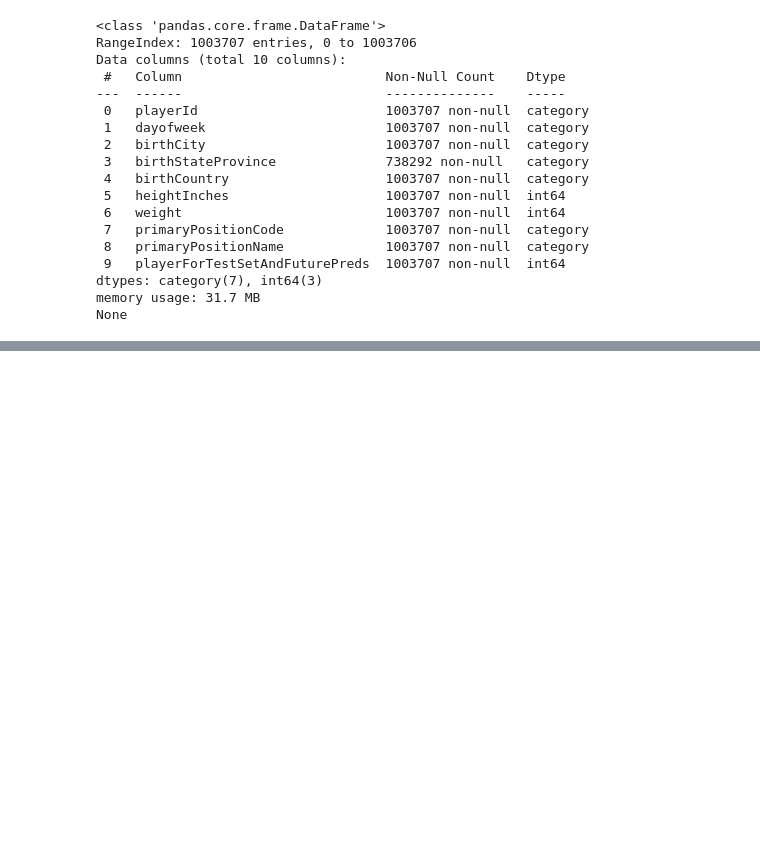
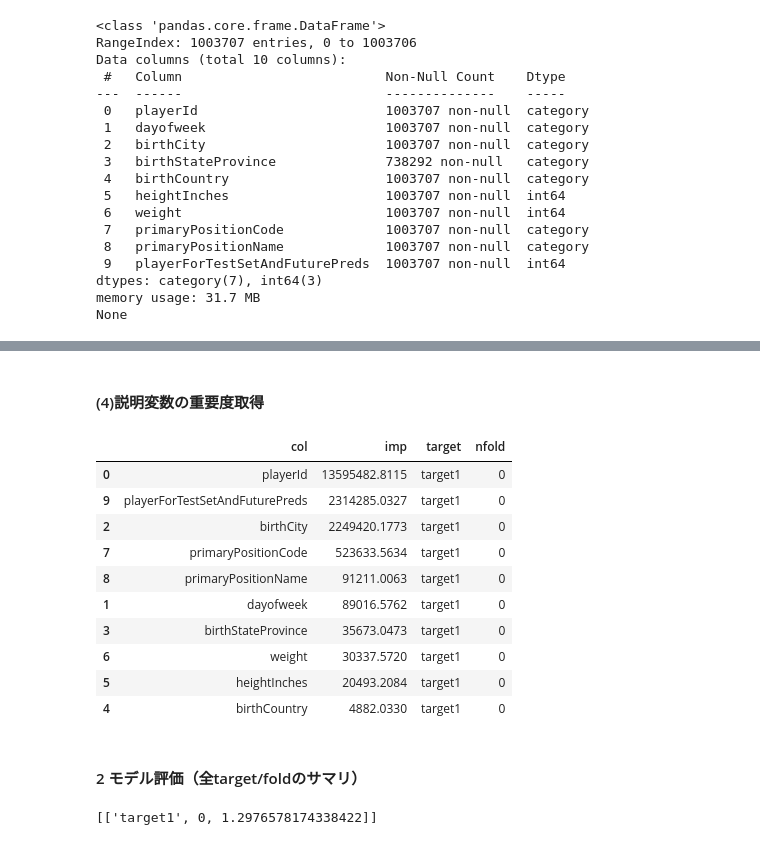
Before and after one commit to ginmaruGH/kaggle_ml_ric, a Jupyter notebook: ch08.ipynb, the cells around one changed output, grey strips where cells are left out. Drawn from its saved outputs; the diff is of its cells as text; code cells hidden in the pictures; blank space fills up the shorter version.

```diff
--- a/ch08.ipynb
+++ b/ch08.ipynb
@@ -242,0 +282,12 @@ None
+# %%
+# 学習データと検証データの index リストを作成
+cv = list()
+for month_tr, month_va in list_cv_month:
+    cv.append(
+        [
+            id_train.index[id_train["yearmonth"].isin(month_tr)],
+            id_train.index[id_train["yearmonth"].isin(month_va) & (id_train["playerForTestSetAndFuturePreds"] == 1)],
+        ]
+    )
+# fold0のindexのリスト
+cv[0]
@@ -242,0 +336,15 @@ None
+# %%
+# (1)学習データと検証データに分離
+
+# 目的変数は「target1」で，foldは「fold0」の場合とする
+target = "target1"
+nfold = 0
+
+# trainとvalidのindex取得
+idx_tr, idx_va = cv[nfold][0], cv[nfold][1]
+
+# trainデータとvalidデータに分離
+x_tr, y_tr, id_tr = x_train.loc[idx_tr, :], y_train.loc[idx_tr, target], id_train.loc[idx_tr, :]
+x_va, y_va, id_va = x_train.loc[idx_va, :], y_train.loc[idx_va, target], id_train.loc[idx_va, :]
+print(x_tr.shape, y_tr.shape, id_tr.shape)
+print(x_va.shape, y_va.shape, id_va.shape)
@@ -244,0 +442,36 @@ None
+# %% [markdown]
+#### (4)説明変数の重要度取得
+# %%
+# (4)説明変数の重要度取得
+# 重要度の取得
+tmp_imp = pd.DataFrame({
+    "col": x_tr.columns,
+    "imp": model.feature_importances_,
+    "target": "target1",
+    "nfold": nfold
+})
+# 確認（重要度の上位10個）
+display(tmp_imp.sort_values("imp", ascending=False))
+
+# 全target/foldの重要度を格納するデータフレームの作成
+df_imp = pd.DataFrame()
+# imp_foldをdf_impに結合
+df_imp = pd.concat([df_imp, tmp_imp], axis=0, ignore_index=True)
+# %% [output]
+|  | col | imp | target | nfold |
+| 0 | playerId | 13595482.8115 | target1 | 0 |
+| 9 | playerForTestSetAndFuturePreds | 2314285.0327 | target1 | 0 |
+| 2 | birthCity | 2249420.1773 | target1 | 0 |
+| 7 | primaryPositionCode | 523633.5634 | target1 | 0 |
+| 8 | primaryPositionName | 91211.0063 | target1 | 0 |
+| 1 | dayofweek | 89016.5762 | target1 | 0 |
+| 3 | birthStateProvince | 35673.0473 | target1 | 0 |
+| 6 | weight | 30337.5720 | target1 | 0 |
+| 5 | heightInches | 20493.2084 | target1 | 0 |
+| 4 | birthCountry | 4882.0330 | target1 | 0 |
+# %% [markdown]
+#### 2 モデル評価（全target/foldのサマリ）
+# %%
+metrics
+# %% [output]
+[['target1', 0, 1.2976578174338422]]
```
Also changed, not shown: parts of 28 cells of this notebook, 12 other files.
